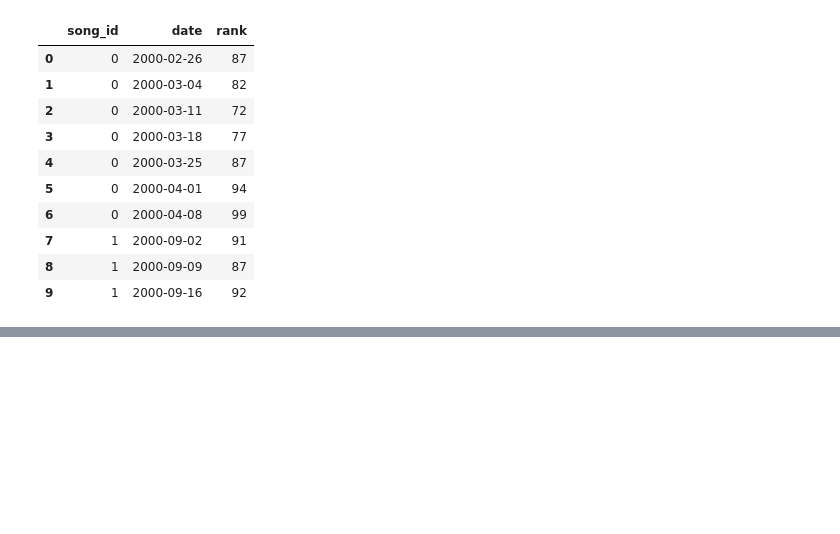
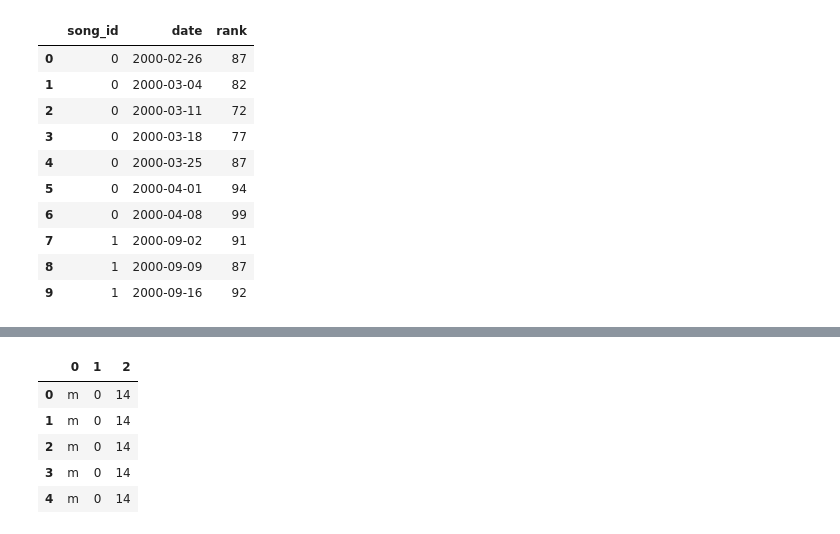
Before and after one commit to joeelorm/Data_Science, a Jupyter notebook: Data Cleaninig/Tidy Data.ipynb, the cells around one changed output, grey strips where cells are left out. Saved outputs shown, nothing was run; the diff lists cells and outputs as text; code cells hidden in the pictures; blank space fills up the shorter version.

```diff
--- a/Data Cleaninig/Tidy Data.ipynb
+++ b/Data Cleaninig/Tidy Data.ipynb
@@ -158,0 +191,10 @@ ranks.head(10)
+# %%
+tmp_df = data["sex_and_age"].str.extract("(\D)(\d+)(\d{2})")
+tmp_df.head()
+# %% [output]
+|  | 0 | 1 | 2 |
+| 0 | m | 0 | 14 |
+| 1 | m | 0 | 14 |
+| 2 | m | 0 | 14 |
+| 3 | m | 0 | 14 |
+| 4 | m | 0 | 14 |
```
Also changed, not shown: parts of 4 cells of this notebook.
